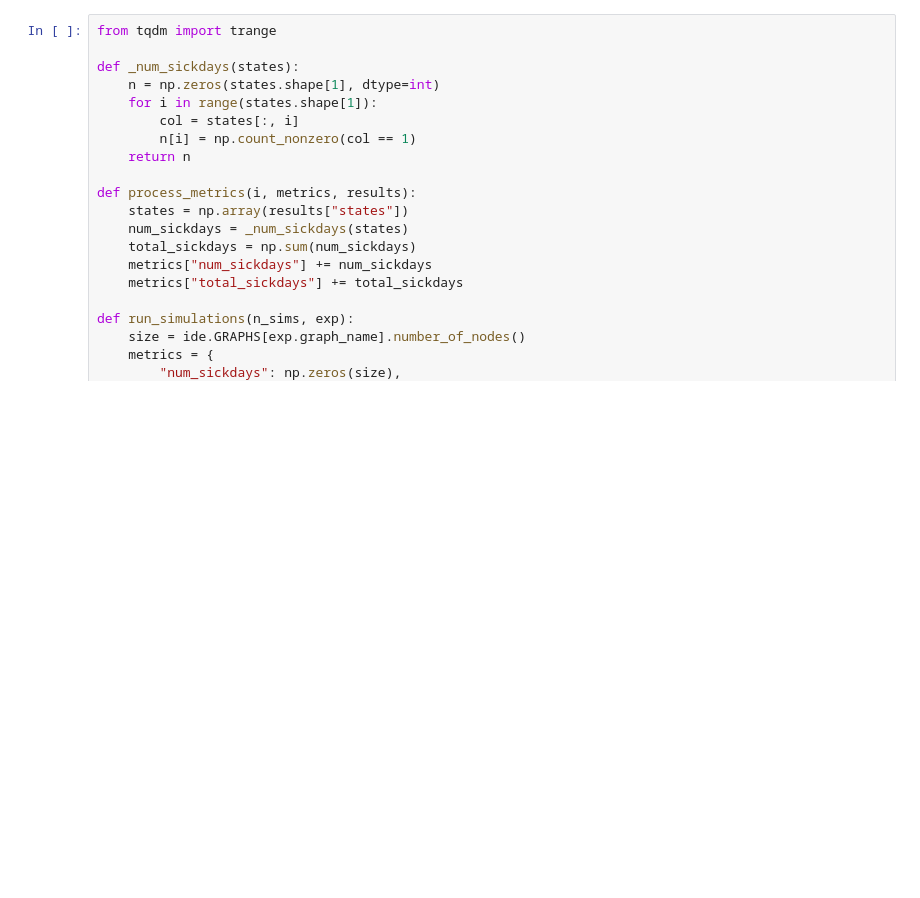
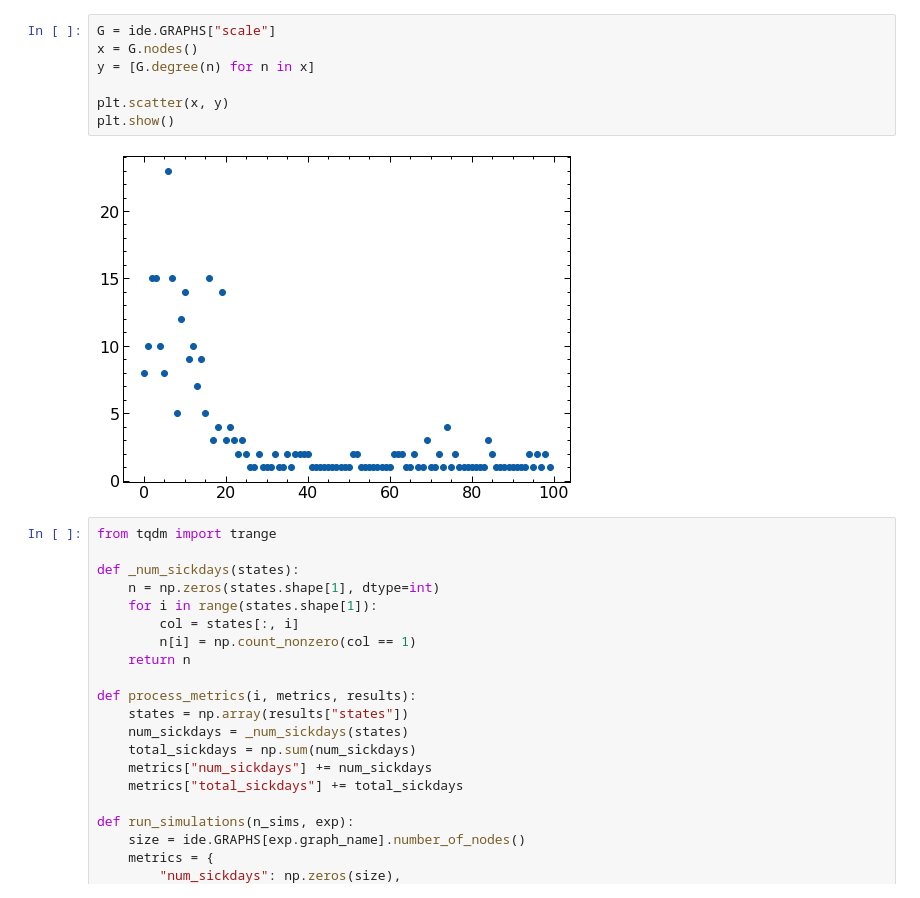
Before and after one commit to EvanLavender13/cst680-project, a Jupyter notebook: exp_scalefree.ipynb, the cells around one changed output. Saved outputs shown, nothing was run; the diff lists cells and outputs as text; blank space fills up the shorter version.

```diff
--- a/exp_scalefree.ipynb
+++ b/exp_scalefree.ipynb
@@ -55,3 +59,12 @@ Params(transition_matrix=array([[0.  , 0.  , 0.  ],
+# %%
+G = ide.GRAPHS["scale"]
+x = G.nodes()
+y = [G.degree(n) for n in x]
+
+plt.scatter(x, y)
+plt.show()
+# %% [output]
+[figure, added]
 # %%
 from tqdm import trange
 
```
Also changed, not shown: parts of 6 cells of this notebook, 4 other files.
